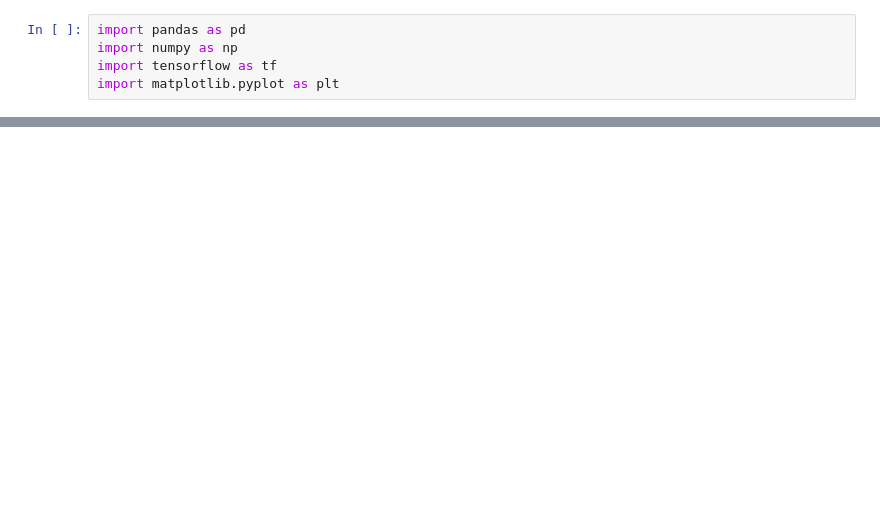
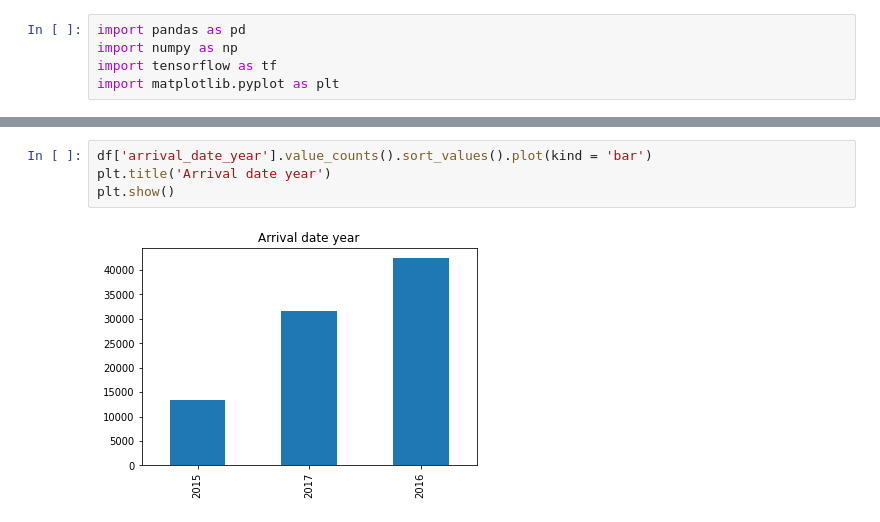
Before and after one commit to Sheetal-ai/Hotel_booking_cancellation_tensorflow, a Jupyter notebook: Hotel_Booking_Cancellation.ipynb, the cells around one changed output, grey strips where cells are left out. Drawn from its saved outputs; the diff is of its cells as text; blank space fills up the shorter version.

```diff
--- a/Hotel_Booking_Cancellation.ipynb
+++ b/Hotel_Booking_Cancellation.ipynb
@@ -9,0 +96,6 @@ HTTPError: ignored
+# %%
+df['arrival_date_year'].value_counts().sort_values().plot(kind = 'bar')
+plt.title('Arrival date year')
+plt.show()
+# %% [output]
+[figure, added]
```
Also changed, not shown: parts of 50 cells of this notebook.
